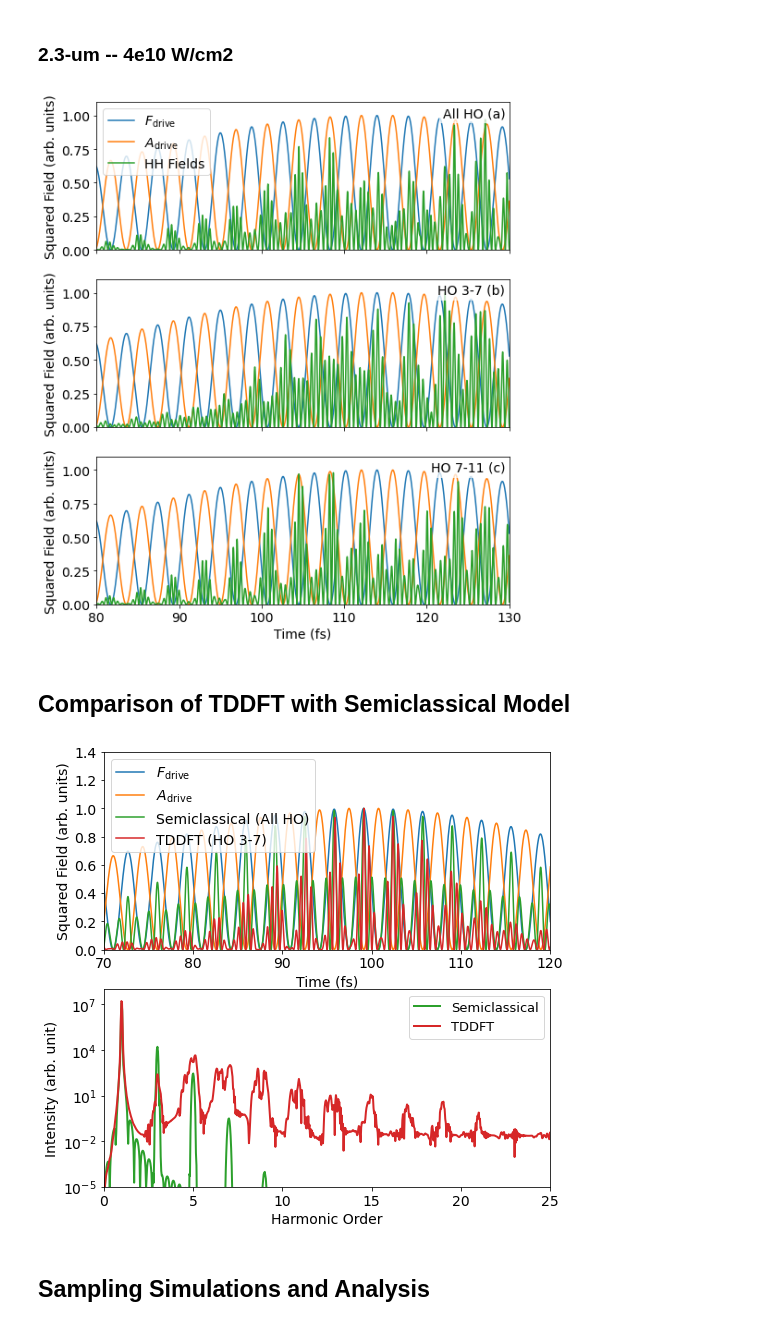
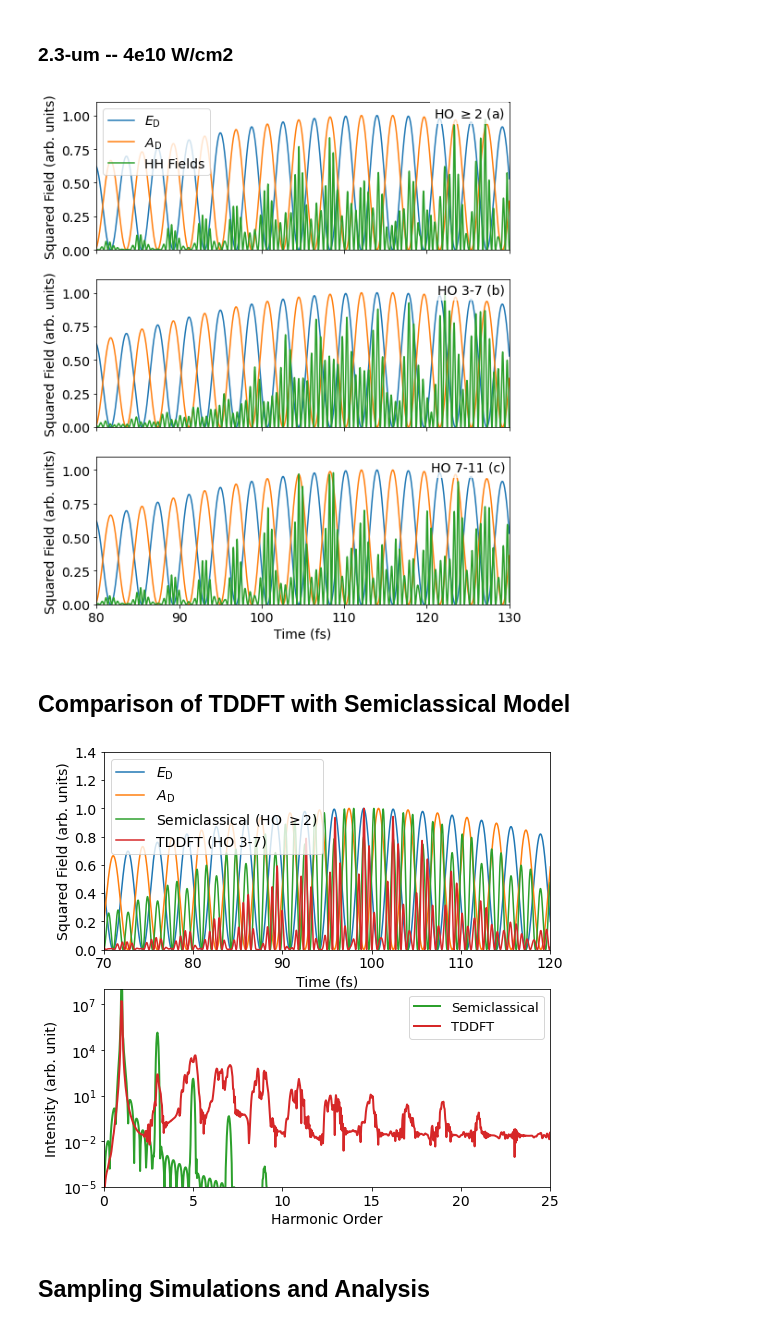
Before and after one commit to qnngroup/manu-uncovering-extreme-nonlinear-dynamics-in-solids-through-time-domain-field-analysis, a Jupyter notebook: analysis-and-plots.ipynb, the cells around one changed output. Drawn from its saved outputs; the diff is of its cells as text; code cells hidden in the pictures.

```diff
--- a/analysis-and-plots.ipynb
+++ b/analysis-and-plots.ipynb
@@ -64,11 +64,11 @@ J_2_low = tddft_data_2_low['J']
 
 #Now we want to load the corresponding semiclassical data
 #for the low-intensity case with the 2-um driver.
-filename = './SIMULATION-DATA/Semiclassical model with TDDFT bandstructure/2-um F=0.001067605/Time_and_current.txt'
-t_2_low_semi_data = load.loadCurrents(filename)
+filename = './SIMULATION-DATA/Semiclassical model with TDDFT bandstructure/2-um F=0.001067605/Time_and_current_new_w_hole.txt'
+t_2_low_semi_data = load.loadCurrents1D(filename)
 t_2_low_semi = np.squeeze(t_2_low_semi_data['t'])
 t_2_low_semi_fs = t_2_low_semi*1e15/pca.tcon #time in fs for convenience
-J_2_low_semi = np.squeeze(t_2_low_semi_data['Jz'])
+J_2_low_semi = np.squeeze(t_2_low_semi_data['J'])
 F_data_2_low_semi = load.currentsToFields(w0, t_2_low_semi, J_2_low_semi)
 
 #-- Now load the data and process it... this is the same for each file
@@ -371,10 +371,10 @@ ax1 = fig.add_subplot(3, 1, 1)
 
 ax1.plot(tddft_data_2p3_low['t_drive']*1e15/pca.tcon,
          tddft_data_2p3_low['F_drive']**2,
-         label=r'$F_\mathrm{drive}$')
+         label=r'$E_\mathrm{D}$')
 ax1.plot(tddft_data_2p3_low['t_drive']*1e15/pca.tcon,
          tddft_data_2p3_low['A_drive']**2,
-         label=r'$A_\mathrm{drive}$')
+         label=r'$A_\mathrm{D}$')
 # ax1.plot(tddft_data_2p3_low['t']*1e15/pca.tcon, (tddft_data_2p3_low['F_gen']/tddft_data_2p3_low['F_gen'].max())**2)
 
 harm_start = 2
@@ -385,7 +385,7 @@ F_gen_region, F_gen_region_f = load.cutSpectralRegion(tddft_data_2p3_low['w_norm
 ax1.plot(t_2p3_low_fs, (F_gen_region/np.abs(F_gen_region).max())**2, label='HH Fields')
 
 #Labeling and look
-plt.text(0.99, 0.925, 'All HO (a)',
+plt.text(0.99, 0.925, r'HO $\geq 2$ (a)',
          horizontalalignment='right',
          verticalalignment='center',
          transform=ax1.transAxes,
@@ -403,10 +403,10 @@ ax2 = fig.add_subplot(3, 1, 2)
 
 ax2.plot(tddft_data_2p3_low['t_drive']*1e15/pca.tcon,
          tddft_data_2p3_low['F_drive']**2,
-         label=r'$F_\mathrm{drive}$')
+         label=r'$E_\mathrm{D}$')
 ax2.plot(tddft_data_2p3_low['t_drive']*1e15/pca.tcon,
          tddft_data_2p3_low['A_drive']**2,
-         label=r'$A_\mathrm{drive}$')
+         label=r'$A_\mathrm{D}$')
 # ax1.plot(tddft_data_2p3_low['t']*1e15/pca.tcon, (tddft_data_2p3_low['F_gen']/tddft_data_2p3_low['F_gen'].max())**2)
 
 harm_start = 2
@@ -434,10 +434,10 @@ ax3 = fig.add_subplot(3, 1, 3)
 
 ax3.plot(tddft_data_2p3_low['t_drive']*1e15/pca.tcon,
          tddft_data_2p3_low['F_drive']**2,
-         label=r'$F_\mathrm{drive}$')
+         label=r'$E_\mathrm{D}$')
 ax3.plot(tddft_data_2p3_low['t_drive']*1e15/pca.tcon,
          tddft_data_2p3_low['A_drive']**2,
-         label=r'$A_\mathrm{drive}$')
+         label=r'$A_\mathrm{D}$')
 # ax1.plot(tddft_data_2p3_low['t']*1e15/pca.tcon, (tddft_data_2p3_low['F_gen']/tddft_data_2p3_low['F_gen'].max())**2)
 
 harm_start = 6
@@ -462,7 +462,7 @@ plt.ylim(0, 1.1);
 
 plt.savefig('time-domain-2p3-um-low.pdf', bbox_inches='tight');
 # %% [output]
-[figure, old version]
+[figure, new version]
 # %% [markdown]
 ## Comparison of TDDFT with Semiclassical Model
 # %%
@@ -474,10 +474,10 @@ ax1 = fig.add_subplot(2, 1, 1)
 
 ax1.plot(tddft_data_2_low['t_drive']*1e15/pca.tcon,
          tddft_data_2_low['F_drive']**2,
-         label=r'$F_\mathrm{drive}$')
+         label=r'$E_\mathrm{D}$')
 ax1.plot(tddft_data_2_low['t_drive']*1e15/pca.tcon,
          tddft_data_2_low['A_drive']**2,
-         label=r'$A_\mathrm{drive}$')
+         label=r'$A_\mathrm{D}$')
 # ax1.plot(tddft_data_2_low['t']*1e15/pca.tcon, (tddft_data_2_low['F_gen']/tddft_data_2_low['F_gen'].max())**2)
 
 harm_start = 2
@@ -485,7 +485,7 @@ harm_end = 40
 F_gen_region, F_gen_region_f = load.cutSpectralRegion(F_data_2_low_semi['w_norm'],
                                                     F_data_2_low_semi['F_gen_f'],
                                                     harm_start, harm_end)
-ax1.plot(t_2_low_semi_fs, (F_gen_region/np.abs(F_gen_region).max())**2, label='Semiclassical (All HO)')
+ax1.plot(t_2_low_semi_fs, (F_gen_region/np.abs(F_gen_region).max())**2, label=r'Semiclassical (HO $\geq 2$)')
 
 harm_start = 2
 harm_end = 8
@@ -501,34 +501,34 @@ plt.xlabel('Time (fs)', fontsize=14)
 plt.tick_params(labelsize=14)
 plt.xlim(70, 120)
 plt.ylim(0, 1.4)
 
 # -- HO 3-7 --
 ax2 = fig.add_subplot(2, 1, 2)
 
 #Semiclassical data for comparison...
 ax2.semilogy(F_data_2_low_semi['w_norm'],
              np.abs(F_data_2_low_semi['F_gen_f'])**2*700,
             label=u'Semiclassical',
              color='tab:green',
             linewidth=2.0)
 
 ax2.semilogy(tddft_data_2_low['w_norm'],
              np.abs(tddft_data_2_low['F_gen_f'])**2,
             label=u'TDDFT',
              color='tab:red',
             linewidth=2.0)
 
 plt.xlim(0, 25)
 plt.xlabel('Harmonic Order', fontsize=14)
 plt.ylabel('Intensity (arb. unit)', fontsize=14)
 plt.ylim(1e-5, 1e8)
 plt.legend(fontsize=13)
 plt.tick_params(labelsize=14)
 
 
 plt.savefig('tddft-semiclassical-comparison-2-um-low.pdf', bbox_inches='tight');
 # %% [output]
-[figure, old version]
+[figure, new version]
 # %% [markdown]
 ## Sampling Simulations and Analysis
 # %% [markdown]
```
Also changed, not shown: parts of 9 cells of this notebook, 19 other files.
